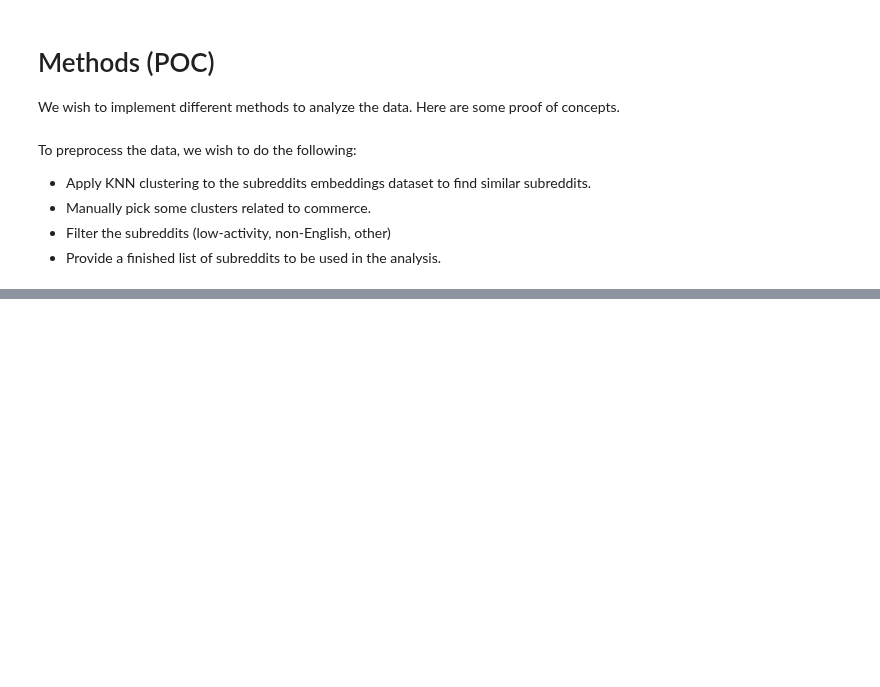
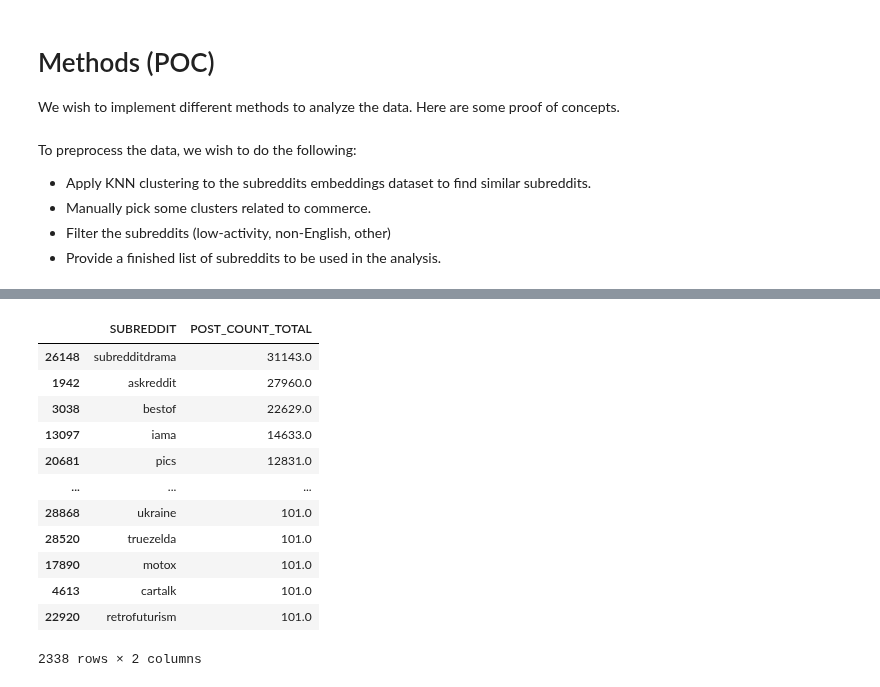
Before and after one commit to l0uisgrange/ada-2025-project, a Jupyter notebook: results.ipynb, the cells around one changed output, grey strips where cells are left out. Cells and saved outputs as stored; diff of their text form; code cells hidden in the pictures; blank space fills up the shorter version.

```diff
--- a/results.ipynb
+++ b/results.ipynb
@@ -143,6 +171,25 @@ embeddings_count[embeddings_count['POST_COUNT_TOTAL'] > 100].sort_values(by='POS
 | 2195 | patientgamers | 37.0 | 64.0 | 101.0 |
 | 3159 | lightbulb | 44.0 | 57.0 | 101.0 |
 1192 rows × 4 columns
+# %%
+# Total appearances as SOURCE or TARGET
+total_counts = pd.merge(source_count, target_count, on='SUBREDDIT', how='outer', suffixes=('_SOURCE', '_TARGET')).fillna(0)
+total_counts['POST_COUNT_TOTAL'] = total_counts['POST_COUNT_SOURCE'] + total_counts['POST_COUNT_TARGET']
+total_counts[total_counts['POST_COUNT_TOTAL'] > 100].sort_values(by='POST_COUNT_TOTAL', ascending=False)[['SUBREDDIT', 'POST_COUNT_TOTAL']]
+# %% [output]
+|  | SUBREDDIT | POST_COUNT_TOTAL |
+| 26148 | subredditdrama | 31143.0 |
+| 1942 | askreddit | 27960.0 |
+| 3038 | bestof | 22629.0 |
+| 13097 | iama | 14633.0 |
+| 20681 | pics | 12831.0 |
+| ... | ... | ... |
+| 28868 | ukraine | 101.0 |
+| 28520 | truezelda | 101.0 |
+| 17890 | motox | 101.0 |
+| 4613 | cartalk | 101.0 |
+| 22920 | retrofuturism | 101.0 |
+2338 rows × 2 columns
 # %%
 
 
```
Also changed, not shown: parts of 5 cells of this notebook, 1 other file.
